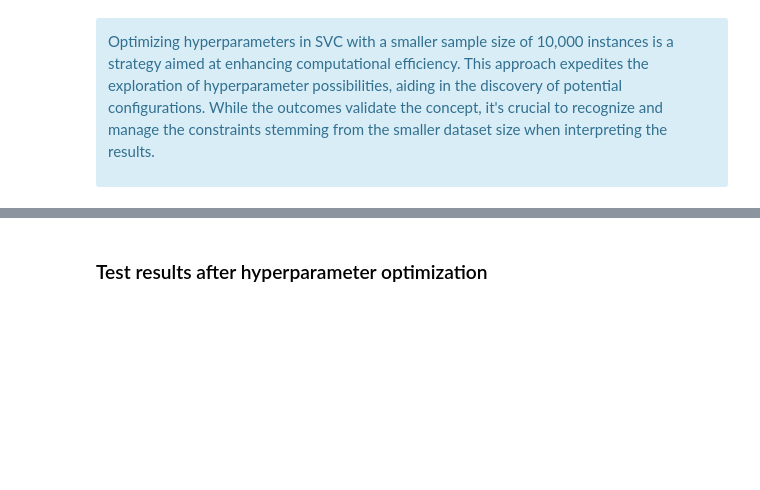
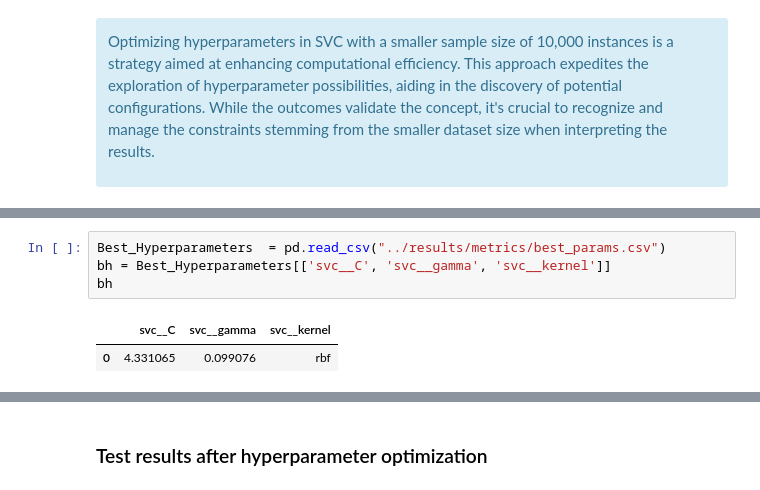
Before and after one commit to UBC-MDS/dsci_522_group_8_bank_marketing_project, a Jupyter notebook: notebooks/bank_analysis.ipynb, the cells around one changed output, grey strips where cells are left out. Saved outputs shown, nothing was run; the diff lists cells and outputs as text; blank space fills up the shorter version.

```diff
--- a/notebooks/bank_analysis.ipynb
+++ b/notebooks/bank_analysis.ipynb
@@ -200,0 +148,7 @@ pd.DataFrame(random_search.cv_results_)[
+# %%
+Best_Hyperparameters  = pd.read_csv("../results/metrics/best_params.csv")
+bh = Best_Hyperparameters[['svc__C', 'svc__gamma', 'svc__kernel']]
+bh
+# %% [output]
+|  | svc__C | svc__gamma | svc__kernel |
+| 0 | 4.331065 | 0.099076 | rbf |
```
Also changed, not shown: parts of 8 cells of this notebook.
